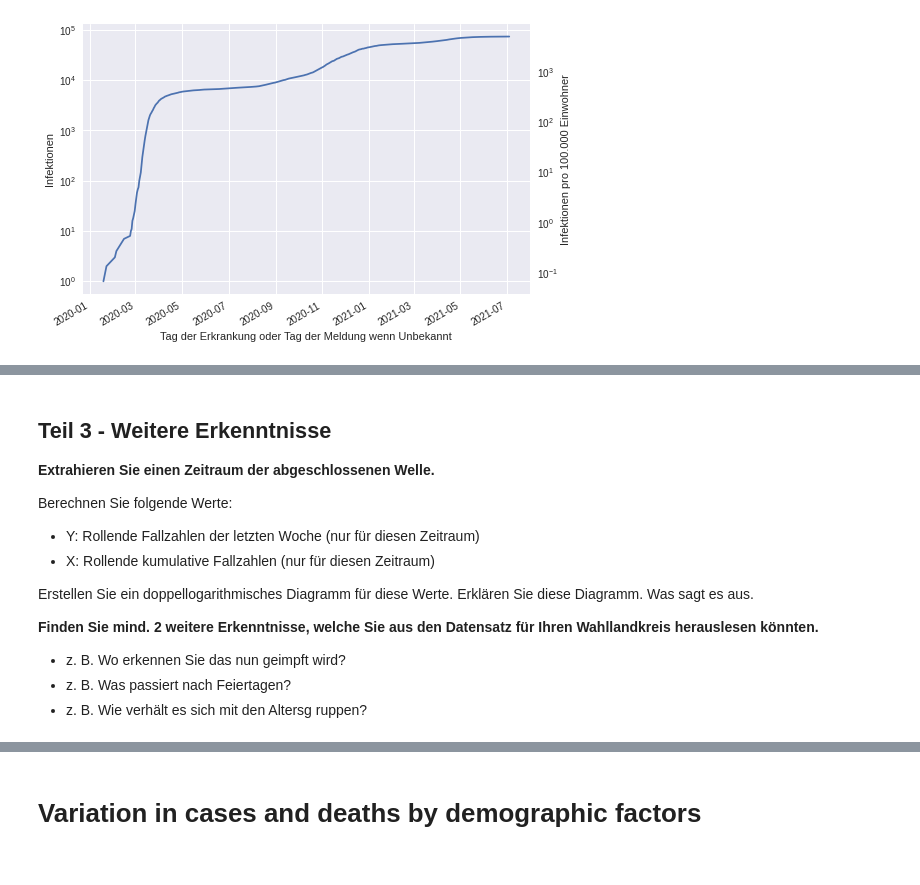
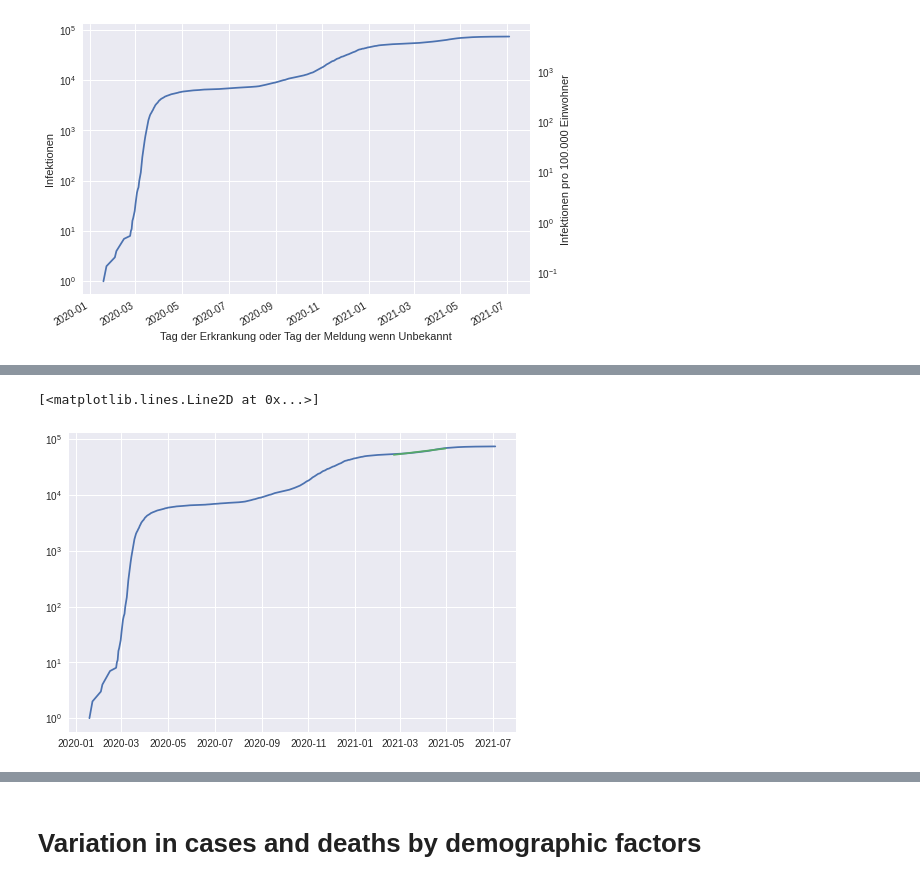
Before and after one commit to zandemax/hm-am-covid-data, a Jupyter notebook: notebook.ipynb, the cells around one changed output, grey strips where cells are left out. Saved outputs shown, nothing was run; the diff lists cells and outputs as text; code cells hidden in the pictures.

```diff
--- a/notebook.ipynb
+++ b/notebook.ipynb
@@ -318,17 +283,15 @@ Hinweis: Evtl. kann es sinnvoll sein den Zeitraum von über einem Jahr in versch
-# %% [markdown]
-## Teil 3 - Weitere Erkenntnisse
-
-**Extrahieren Sie einen Zeitraum der abgeschlossenen Welle.**
-
-Berechnen Sie folgende Werte:
-
-* Y: Rollende Fallzahlen der letzten Woche (nur für diesen Zeitraum)
-* X: Rollende kumulative Fallzahlen (nur für diesen Zeitraum)
-
-Erstellen Sie ein doppellogarithmisches Diagramm für diese Werte. Erklären Sie diese Diagramm. Was sagt es aus.
-
-**Finden Sie mind. 2 weitere Erkenntnisse, welche Sie aus den Datensatz für Ihren Wahllandkreis herauslesen könnten.**
-
-* z. B. Wo erkennen Sie das nun geimpft wird?
-* z. B. Was passiert nach Feiertagen?
-* z. B. Wie verhält es sich mit den Altersg           ruppen?
+# %%
+cov_data_third_wave_cum = cov_data_cumulative.loc[(cov_data_per_day.index > pd.to_datetime('02/20/2021 00:00', utc=True)) & (cov_data_per_day.index < pd.to_datetime('05/01/2021 00:00', utc=True))]
+
+fig, ax = plt.subplots()
+
+ax.plot(cov_data_cumulative['AnzahlFall'])
+ax.set_yscale('log')
+
+a,b = e_transformed_linear_regression(cov_data_third_wave_cum['AnzahlFall'].values)
+y = a * np.exp(b * np.arange(0, cov_data_third_wave_cum.index.values.size))
+
+ax.plot(cov_data_third_wave_cum.index, y)
+# %% [output]
+[<matplotlib.lines.Line2D at 0x...>]
+[figure, added]
```
Also changed, not shown: parts of 14 cells of this notebook.
